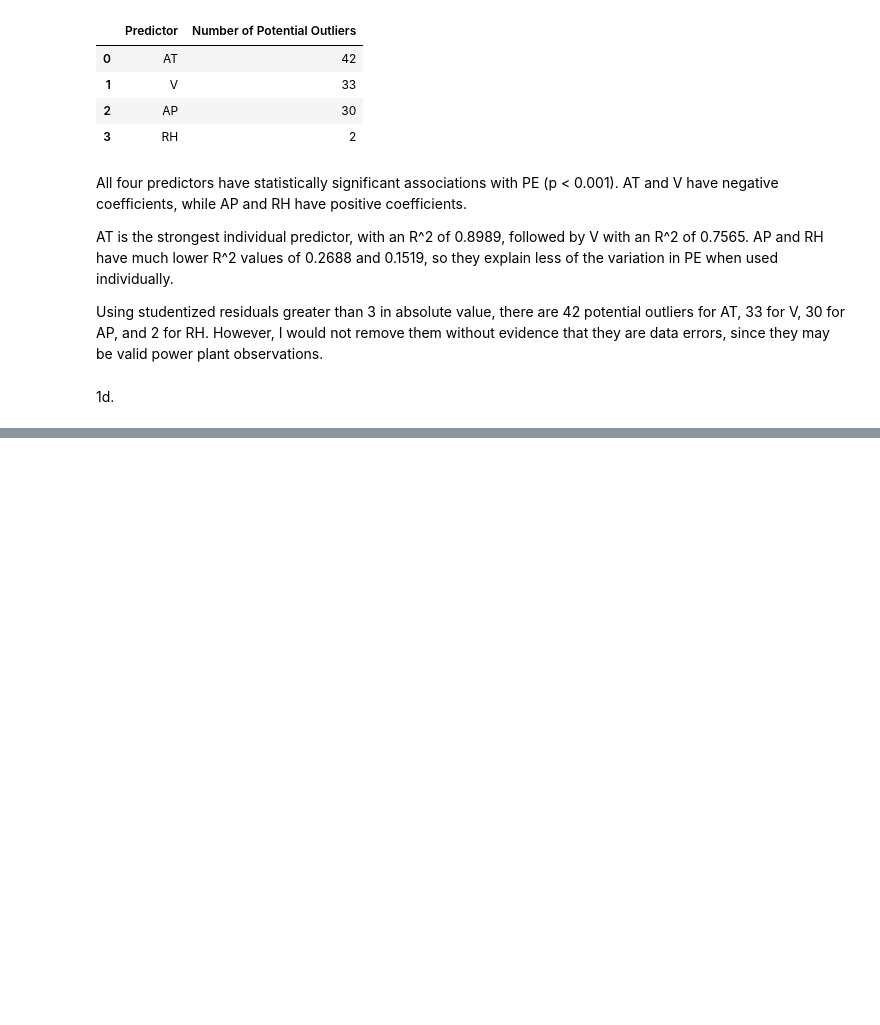
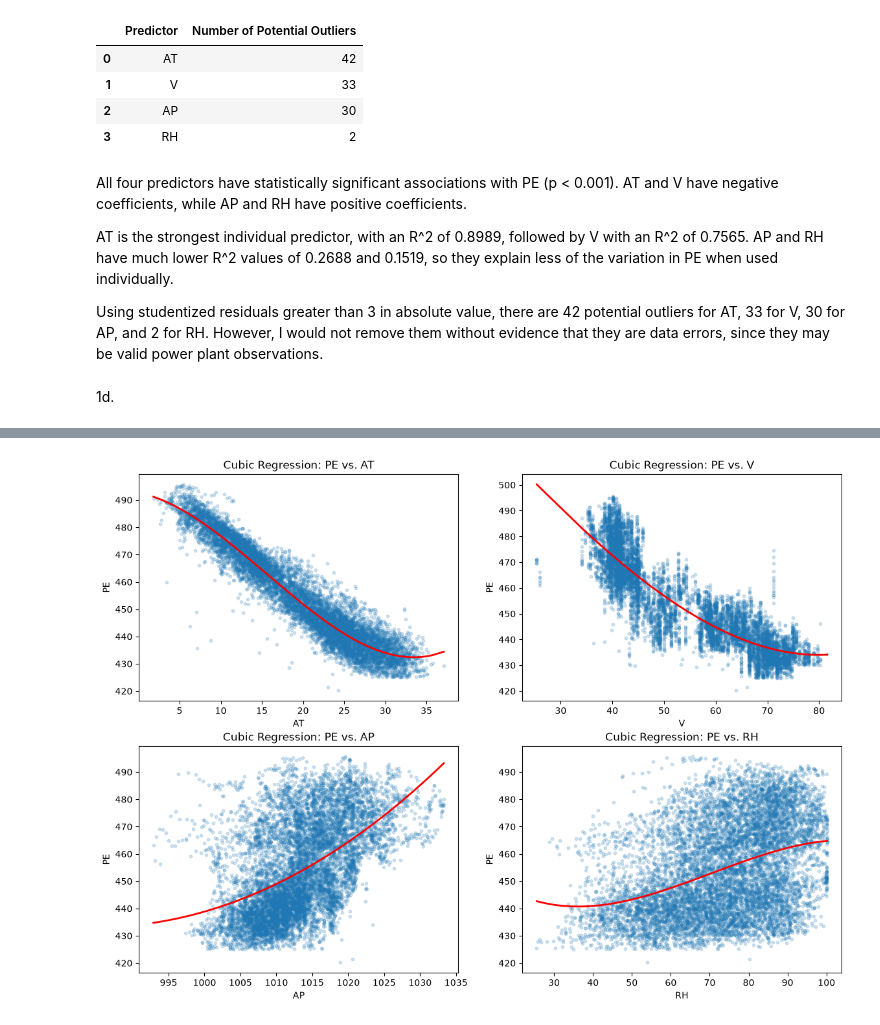
Before and after one commit to Kritiin5/DSCI-552-HW2, a Jupyter notebook: notebook/Bhattacharya_Kriti_HW2.ipynb, the cells around one changed output, grey strips where cells are left out. Saved outputs shown, nothing was run; the diff lists cells and outputs as text; code cells hidden in the pictures; blank space fills up the shorter version.

```diff
--- a/notebook/Bhattacharya_Kriti_HW2.ipynb
+++ b/notebook/Bhattacharya_Kriti_HW2.ipynb
@@ -162,0 +298,23 @@ Using studentized residuals greater than 3 in absolute value, there are 42 poten
+# %%
+fig, axes = plt.subplots(2, 2, figsize=(14, 10))
+
+for feature, ax in zip(predictors, axes.flatten()):
+    model = polynomial_models[feature]
+
+    sorted_values = np.sort(data[feature])
+
+    prediction_data = pd.DataFrame({'x': sorted_values, 'x_squared': sorted_values ** 2, 'x_cubed': sorted_values ** 3})
+    prediction_data = sm.add_constant(prediction_data, has_constant='add')
+    predictions = model.predict(prediction_data)
+
+    ax.scatter(data[feature], data['PE'], alpha=0.2, s=10)
+
+    ax.plot(sorted_values, predictions, color='red', linewidth=2)
+
+    ax.set_title(f'Cubic Regression: PE vs. {feature}')
+    ax.set_xlabel(feature)
+    ax.set_ylabel('PE')
+
+plt.show()
+# %% [output]
+[figure, added]
```
Also changed, not shown: parts of 13 cells of this notebook.
